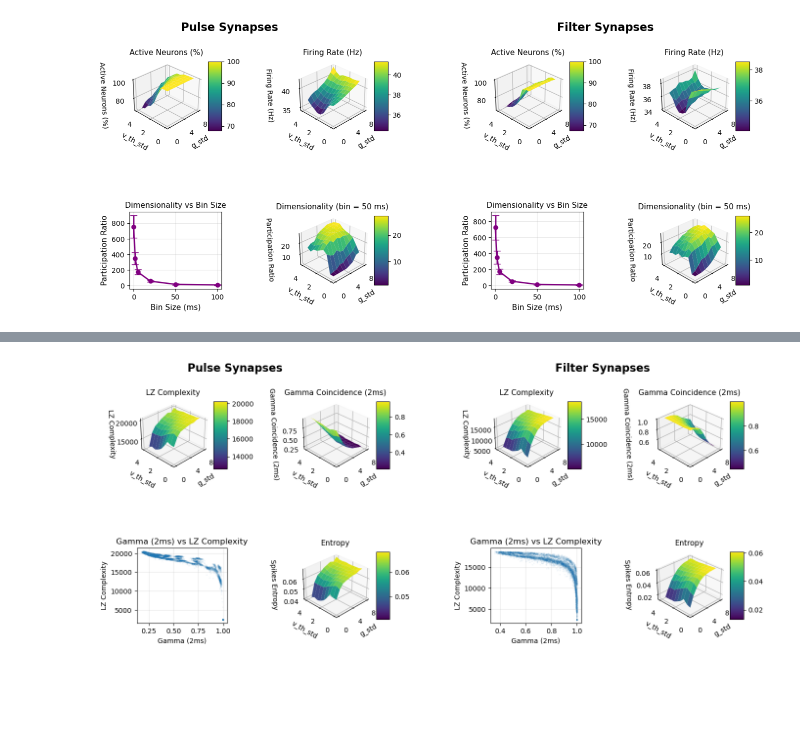
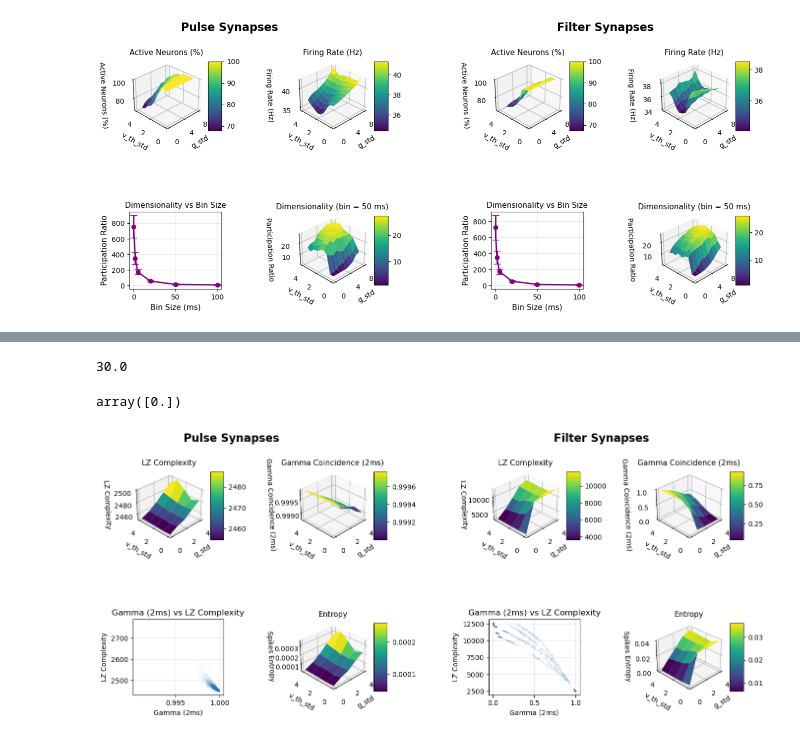
Before and after one commit to fraziphy/spiking-rnn-heterogeneity, a Jupyter notebook: Untitled3.ipynb, the cells around one changed output, grey strips where cells are left out. Drawn from its saved outputs; the diff is of its cells as text; code cells hidden in the pictures; blank space fills up the shorter version.

```diff
--- a/Untitled3.ipynb
+++ b/Untitled3.ipynb
@@ -193,11 +537,19 @@ plt.show()
+# %%
+selected_rate
+# %% [output]
+30.0
+# %%
+np.linspace(0,30,1)
+# %% [output]
+array([0.])
 # %%
 
 
 fig = plt.figure(figsize=(16, 8))
 
 metrics_3d = [
-    ('lz_spatial_patterns_mean', 'LZ Complexity'),
-    ('kistler_delta_2ms_mean', 'Gamma Coincidence (2ms)'),
+    ('lz_column_wise_mean', 'LZ Complexity'),
+    ('kistler_delta_0.1ms_mean', 'Gamma Coincidence (2ms)'),
     ('shannon_entropy_spikes_mean', 'Spikes Entropy')
 ]
 
@@ -239,13 +591,19 @@ ax_right_11 = fig.add_subplot(right[1, 1], projection='3d')
 
 
 axleft = [ax_left_00,ax_left_01,ax_left_11]
-filename = 'results/data/stability_session_2_immediate.pkl'  # Adjust as needed
+filename = 'results/data/stability_session_3_filter_independent_uniform.pkl'  # Adjust as needed
 with open(filename, 'rb') as f:
     results = pickle.load(f)
 v_th_stds = sorted(list(set([r['v_th_std'] for r in results])))
 g_stds = sorted(list(set([r['g_std'] for r in results])))
 input_rates = sorted(list(set([r['static_input_rate'] for r in results])))
-selected_rate = input_rates[0]
+
+
+
+selected_rate = input_rates[-2]
+
+
+
 V_TH, G = np.meshgrid(v_th_stds, g_stds)
 
 
@@ -274,7 +632,7 @@ for idx, (metric, title) in enumerate(metrics_3d):
     axleft[idx].set_title(f'{title}', fontsize=11)
 
 
-    axleft[idx].set_xticks([0,4,8])
+    axleft[idx].set_xticks([0,2,4])
     axleft[idx].set_yticks([0,2,4])
 
     fig.colorbar(surf, ax=axleft[idx], shrink=0.5, aspect=5)
@@ -285,8 +643,9 @@ kistler_vals = []
 lz_vals = []
 
 for d in results:
-    kistler_vals.extend(d['kistler_delta_2ms_values'])
-    lz_vals.extend(d['lz_spatial_patterns_values'])
+    if d["static_input_rate"] == selected_rate:
+        kistler_vals.extend(d['kistler_delta_0.1ms_values'])
+        lz_vals.extend(d['lz_column_wise_values'])
 
 # Convert to numpy arrays (optional, for plotting)
 kistler_vals = np.array(kistler_vals)
@@ -304,14 +663,19 @@ ax_left_10.grid(True, alpha=0.3)
 
 
 axright = [ax_right_00,ax_right_01,ax_right_11]
-filename = 'results/data/stability_session_2_dynamic.pkl'  # Adjust as needed
+filename = 'results/data/stability_session_3_filter_common_tonic_uniform.pkl'  # Adjust as needed
 with open(filename, 'rb') as f:
     results = pickle.load(f)
+
+# selected_rate = 30
+
 v_th_stds = sorted(list(set([r['v_th_std'] for r in results])))
 g_stds = sorted(list(set([r['g_std'] for r in results])))
 input_rates = sorted(list(set([r['static_input_rate'] for r in results])))
-selected_rate = input_rates[0]
 V_TH, G = np.meshgrid(v_th_stds, g_stds)
+mask = (V_TH > 0) & (G > 0)  # True where both conditions are met
+
+
 for idx, (metric, title) in enumerate(metrics_3d):
 
     Z = get_data_grid(results, metric, selected_rate, v_th_stds, g_stds)
@@ -329,38 +693,44 @@ for idx, (metric, title) in enumerate(metrics_3d):
     axright[idx].zaxis.label.set_rotation(180)
     axright[idx].set_title(f'{title}', fontsize=11)
 
-    axright[idx].set_xticks([0,4,8])
+    axright[idx].set_xticks([0,2,4])
     axright[idx].set_yticks([0,2,4])
 
     fig.colorbar(surf, ax=axright[idx], shrink=0.5, aspect=5)
 
 axright[2].set_title('Entropy', fontsize=11)
 
 kistler_vals = []
 lz_vals = []
 
 for d in results:
-    kistler_vals.extend(d['kistler_delta_2ms_values'])
-    lz_vals.extend(d['lz_spatial_patterns_values'])
+    if d["static_input_rate"] == selected_rate:
+        kistler_vals.extend(d['kistler_delta_0.1ms_values'])
+        lz_vals.extend(d['lz_column_wise_values'])
+
+# for d in results:
+#     if d["static_input_rate"] == selected_rate:
+#         kistler_vals.append(d['kistler_delta_0.1ms_mean'])
+#         lz_vals.append(d['lz_column_wise_mean'])
 
 # Convert to numpy arrays (optional, for plotting)
 kistler_vals = np.array(kistler_vals)
 lz_vals = np.array(lz_vals)
 
 # Scatter plot
 ax_right_10.scatter(kistler_vals, lz_vals, s=0.01, alpha=0.5)
 ax_right_10.set_xlabel('Gamma (2ms)')
 ax_right_10.set_ylabel('LZ Complexity')
 ax_right_10.set_title('Gamma (2ms) vs LZ Complexity')
 ax_right_10.grid(True, alpha=0.3)
 
 
 
 fig.text(0.25, 0.85, "Pulse Synapses", ha="center", fontsize=16, fontweight="bold")
 fig.text(0.72, 0.85, "Filter Synapses", ha="center", fontsize=16, fontweight="bold")
 
 
 plt.savefig('stability_analysis.png', dpi=300, bbox_inches='tight')
 plt.show()
 # %% [output]
-[figure, old version]
+[figure, new version]
```
Also changed, not shown: parts of 5 cells of this notebook, 28 other files.
